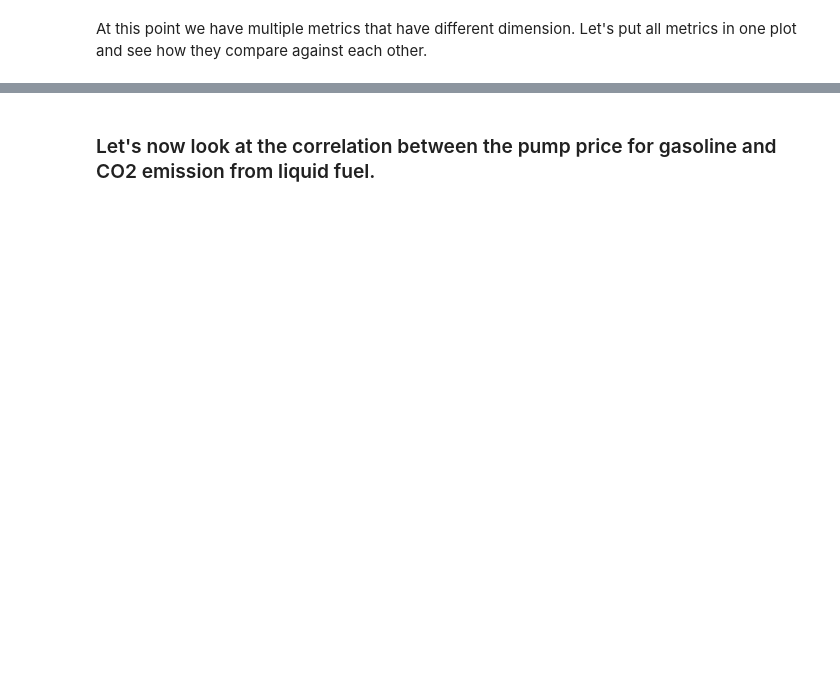
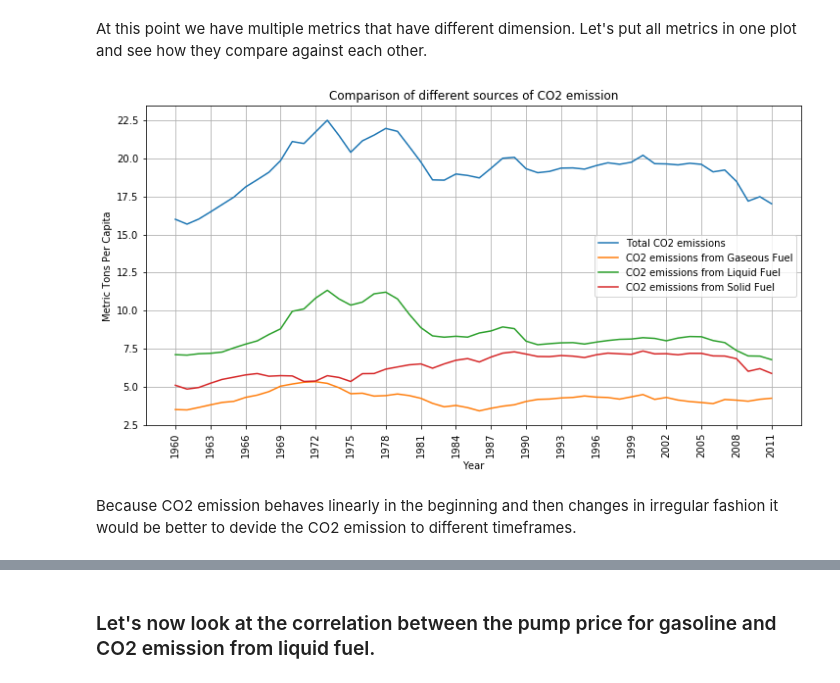
Before and after one commit to robertcox324/5horsemenoftheapocalypse, a Jupyter notebook: WDI_Analysis.ipynb, the cells around one changed output, grey strips where cells are left out. Saved outputs shown, nothing was run; the diff lists cells and outputs as text; code cells hidden in the pictures; blank space fills up the shorter version.

```diff
--- a/WDI_Analysis.ipynb
+++ b/WDI_Analysis.ipynb
@@ -313,16 +390,21 @@ At this point we have multiple metrics that have different dimension. Let's put
 # %%
 plt.figure(figsize=(12,6))
 plt.plot(fuel_df['Year'], fuel_df['co2_val_pc'], label='Total CO2 emissions')
 plt.title('Comparison of different sources of CO2 emission')
 plt.xlabel('Year')
 plt.ylabel('Metric Tons Per Capita')
 plt.xticks(np.arange(min(fuel_df['Year']), max(fuel_df['Year'])+1, 3.0), rotation='vertical')
 
 plt.plot(fuel_df['Year'], fuel_df['gas_val_pc'], label='CO2 emissions from Gaseous Fuel')
 
 plt.plot(fuel_df['Year'], fuel_df['liq_val_pc'], label='CO2 emissions from Liquid Fuel')
 
 plt.plot(fuel_df['Year'], fuel_df['sol_val_pc'], label='CO2 emissions from Solid Fuel')
 
 plt.legend()
+plt.grid()
 plt.show()
+# %% [output]
+[figure, added]
+# %% [markdown]
+Because CO2 emission behaves linearly in the beginning and then changes in irregular fashion it would be better to devide the CO2 emission to different timeframes.
```
Also changed, not shown: parts of 51 cells of this notebook, 3 other files.
